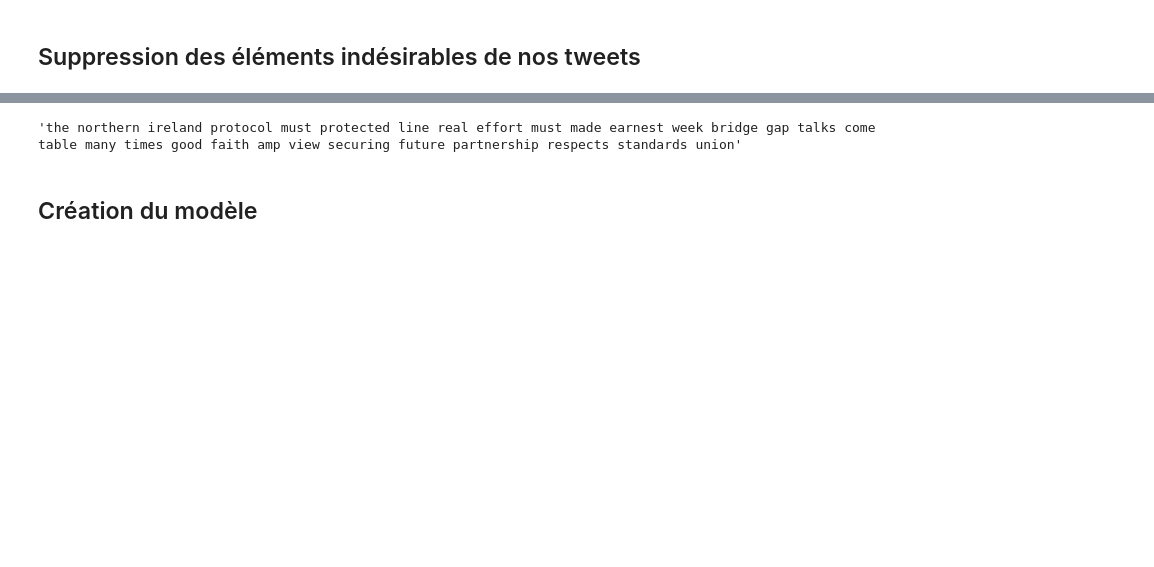
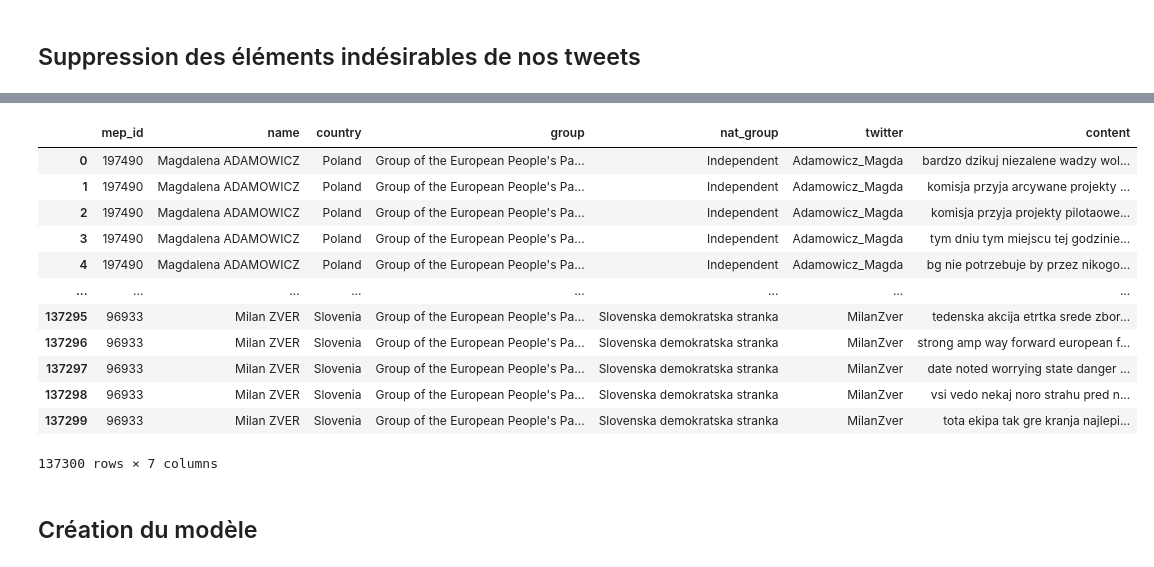
Before and after one commit to simonjpastor/delphes, a Jupyter notebook: notebooks/pierre_notebooks/pierre_preprocessing.ipynb, the cells around one changed output, grey strips where cells are left out. Drawn from its saved outputs; the diff is of its cells as text; code cells hidden in the pictures; blank space fills up the shorter version.

```diff
--- a/notebooks/pierre_notebooks/pierre_preprocessing.ipynb
+++ b/notebooks/pierre_notebooks/pierre_preprocessing.ipynb
@@ -30,5 +27,3 @@ sexe = []
 y = np.arange(0, tweet_df.shape[0])
 tweet_df['index'] = y
 tweet_df.set_index('index', inplace=True)
-# %%
-new_test_df = pd.DataFrame(columns=['mep_id', 'name', 'country', 'group', 'nat_group', 'twitter', 'content'])
@@ -166,7 +161,19 @@ clean_df[clean_df['country'] == 'Ireland'].head()
 # %%
-clean_df['content'][24722]
+clean_df
 # %% [output]
+|  | mep_id | name | country | group | nat_group | twitter | content |
+| 0 | 197490 | Magdalena ADAMOWICZ | Poland | Group of the European People's Pa... | Independent | Adamowicz_Magda | bardzo dzikuj niezalene wadzy wol... |
+| 1 | 197490 | Magdalena ADAMOWICZ | Poland | Group of the European People's Pa... | Independent | Adamowicz_Magda | komisja przyja arcywane projekty ... |
+| 2 | 197490 | Magdalena ADAMOWICZ | Poland | Group of the European People's Pa... | Independent | Adamowicz_Magda | komisja przyja projekty pilotaowe... |
+| 3 | 197490 | Magdalena ADAMOWICZ | Poland | Group of the European People's Pa... | Independent | Adamowicz_Magda | tym dniu tym miejscu tej godzinie... |
+| 4 | 197490 | Magdalena ADAMOWICZ | Poland | Group of the European People's Pa... | Independent | Adamowicz_Magda | bg nie potrzebuje by przez nikogo... |
+| ... | ... | ... | ... | ... | ... | ... | ... |
+| 137295 | 96933 | Milan ZVER | Slovenia | Group of the European People's Pa... | Slovenska demokratska stranka | MilanZver | tedenska akcija etrtka srede zbor... |
+| 137296 | 96933 | Milan ZVER | Slovenia | Group of the European People's Pa... | Slovenska demokratska stranka | MilanZver | strong amp way forward european f... |
+| 137297 | 96933 | Milan ZVER | Slovenia | Group of the European People's Pa... | Slovenska demokratska stranka | MilanZver | date noted worrying state danger ... |
+| 137298 | 96933 | Milan ZVER | Slovenia | Group of the European People's Pa... | Slovenska demokratska stranka | MilanZver | vsi vedo nekaj noro strahu pred n... |
+| 137299 | 96933 | Milan ZVER | Slovenia | Group of the European People's Pa... | Slovenska demokratska stranka | MilanZver | tota ekipa tak gre kranja najlepi... |
-'the northern ireland protocol must protected line real effort must made earnest week bridge gap talks come table many times good faith amp view securing future partnership respects standards union'
+137300 rows × 7 columns
 # %%
 testbase_df = clean_df[clean_df['country'] == 'Ireland']
 testbase_deputy_df = tweet_df[tweet_df['country'] == 'Ireland']
```
Also changed, not shown: parts of 33 cells of this notebook, 1 other file.
